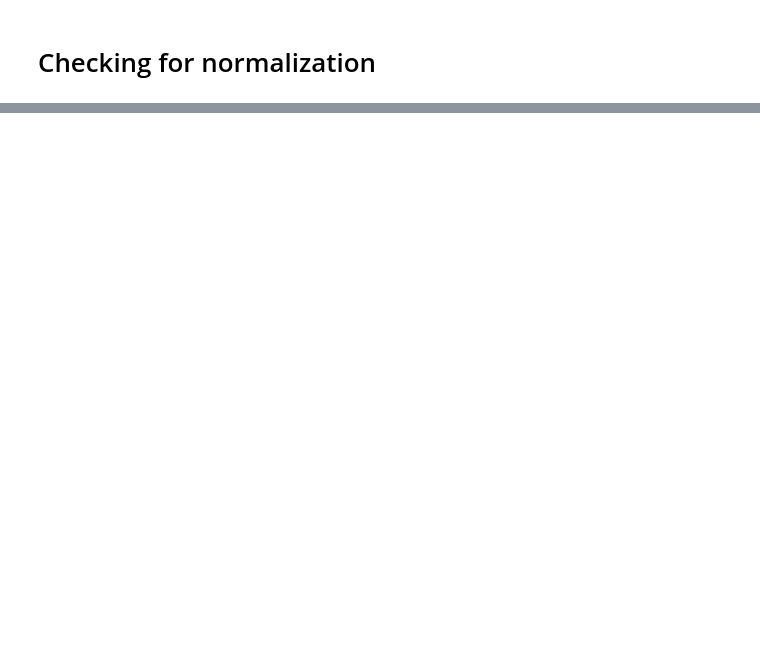
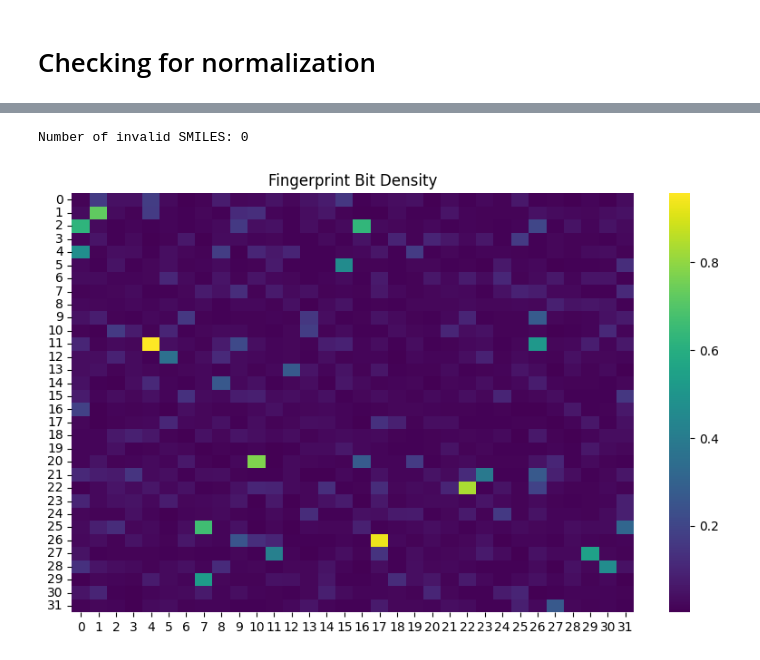
Before and after one commit to IsharaXD/SingleTaskCYP450, a Jupyter notebook: cyp1a2.ipynb, the cells around one changed output, grey strips where cells are left out. Cells and saved outputs as stored; diff of their text form; code cells hidden in the pictures; blank space fills up the shorter version.

```diff
--- a/cyp1a2.ipynb
+++ b/cyp1a2.ipynb
@@ -81,0 +113,33 @@ plt.show()
+# %%
+# Function to check if a SMILES string is valid
+def is_valid_smiles(smiles):
+    return Chem.MolFromSmiles(smiles) is not None
+
+# Check validity of all SMILES strings
+validity = df["Smiles"].apply(is_valid_smiles)
+print("Number of invalid SMILES:", len(validity) - sum(validity))
+# %% [output]
+Number of invalid SMILES: 0
+# %%
+from rdkit.Chem import AllChem
+from rdkit import DataStructs
+import numpy as np
+
+# Compute Morgan fingerprints for all molecules
+def compute_fingerprints(smiles_list, radius=2, nBits=1024):
+    morgan_generator = AllChem.GetMorganGenerator(radius=radius, fpSize=nBits)
+    fingerprints = [morgan_generator.GetFingerprint(Chem.MolFromSmiles(s)) for s in smiles_list]
+    return fingerprints
+
+fingerprints = compute_fingerprints(df["Smiles"])
+
+# Convert fingerprints to a numpy array
+fingerprint_matrix = np.array([np.array(fp) for fp in fingerprints])
+
+# Plot the density of fingerprint bits
+plt.figure(figsize=(10, 6))
+sns.heatmap(fingerprint_matrix.mean(axis=0).reshape(32, 32), cmap="viridis")
+plt.title("Fingerprint Bit Density")
+plt.show()
+# %% [output]
+[figure, added]
```
Also changed, not shown: parts of 10 cells of this notebook.
